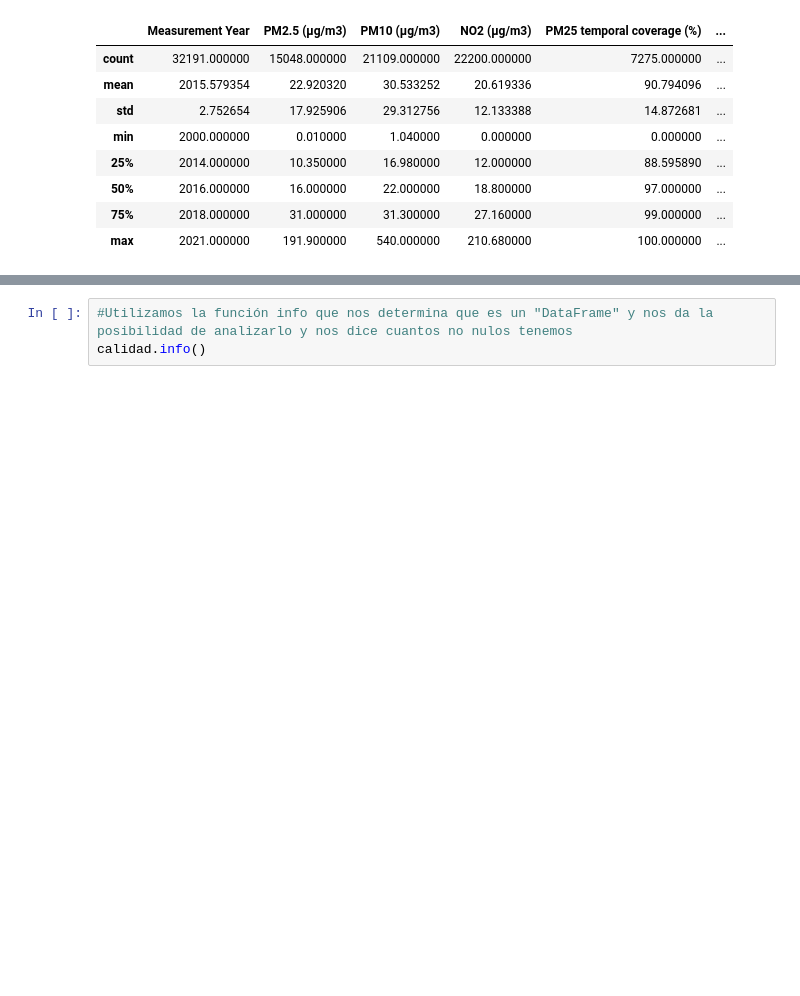
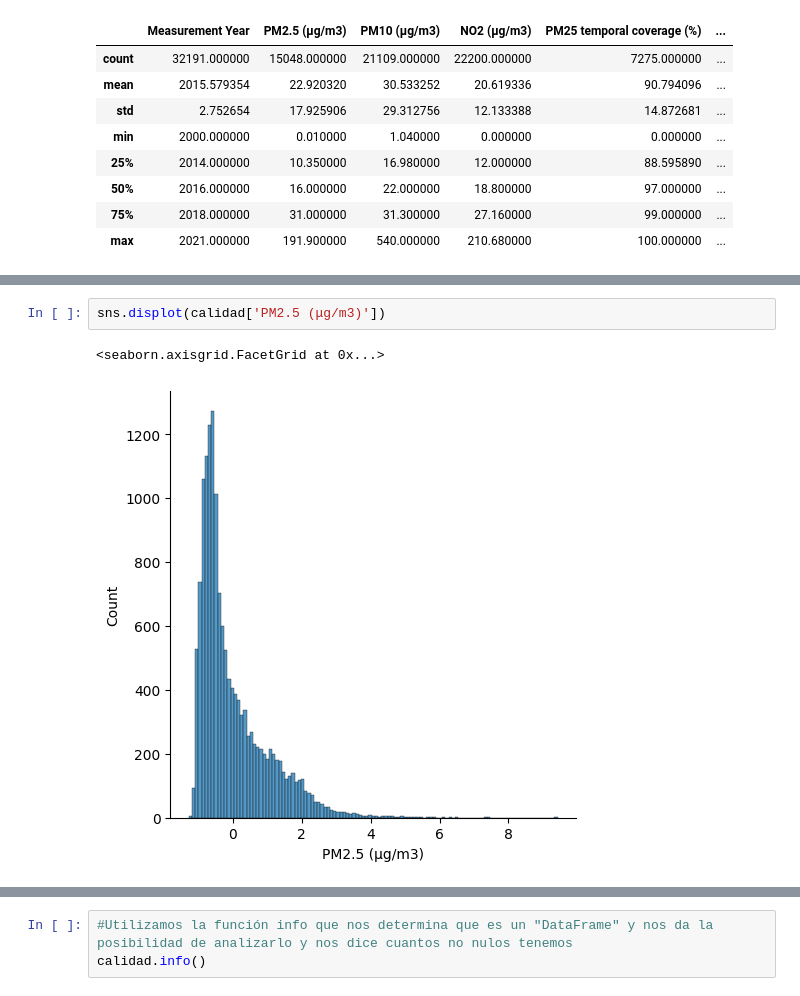
Before and after one commit to Flor-Si/Trabajo-Final-Ing-2025, a Jupyter notebook: TRABAJO FINAL.ipynb, the cells around one changed output, grey strips where cells are left out. Drawn from its saved outputs; the diff is of its cells as text; blank space fills up the shorter version.

```diff
--- a/TRABAJO FINAL.ipynb
+++ b/TRABAJO FINAL.ipynb
@@ -99,0 +120,5 @@ calidad.describe()
+# %%
+sns.displot(calidad['PM2.5 (μg/m3)'])
+# %% [output]
+<seaborn.axisgrid.FacetGrid at 0x...>
+[figure, added]
```
Also changed, not shown: parts of 24 cells of this notebook.
